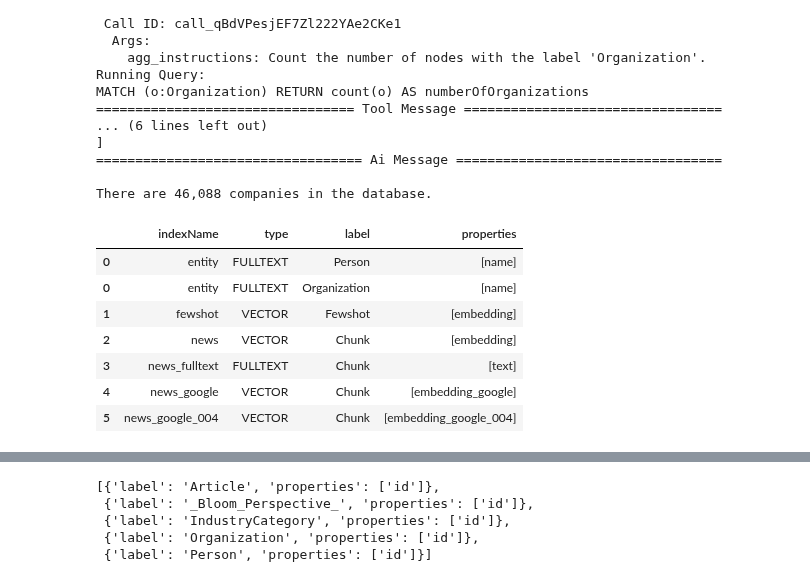
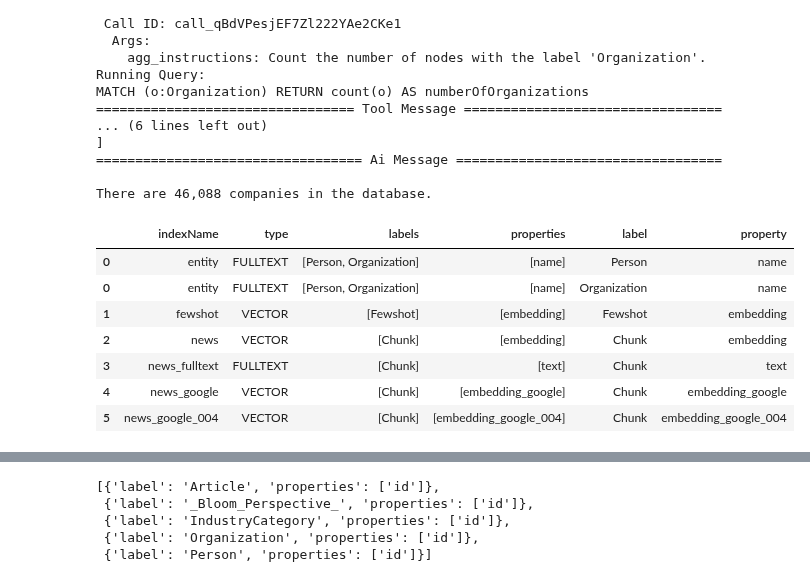
Before and after one commit to zach-blumenfeld/graph-nd, a Jupyter notebook: examples/companies/companies.ipynb, the cells around one changed output, grey strips where cells are left out. Cells and saved outputs as stored; diff of their text form; code cells hidden in the pictures.

Commit message:
WIP: Example Logic For Adding Vector and FullText indexes to graphSchema from existing DB

```diff
--- a/examples/companies/companies.ipynb
+++ b/examples/companies/companies.ipynb
@@ -77,20 +78,25 @@ There are 46,088 companies in the database.
 # %%
 graphrag.schema.from_existing_graph(text_embedding_fields=)
 # %%
-res = db_client.execute_query("""
+res_df = db_client.execute_query("""
 SHOW INDEXES YIELD name, entityType, type, labelsOrTypes, properties, options
 WHERE
   entityType="NODE"
   AND type IN ["FULLTEXT", "VECTOR"]
-RETURN name AS indexName, type, labelsOrTypes AS label, properties""",
-                              result_transformer_ = lambda r: r.to_df().explode('label'))
-res
+RETURN name AS indexName, type, labelsOrTypes AS labels, properties""",
+                              result_transformer_ = lambda r: r.to_df())
+res_df = (res_df
+ .join(res_df['labels'].explode().rename('label'))
+ .join(res_df['properties'].explode().rename('property')))
+#res_df['multiLabel'] = res_df['labels'].map(len) > 1
+#res_df['multiProperty'] = res_df['properties'].map(len) > 1
+res_df
 # %% [output]
-|  | indexName | type | label | properties |
-| 0 | entity | FULLTEXT | Person | [name] |
-| 0 | entity | FULLTEXT | Organization | [name] |
-| 1 | fewshot | VECTOR | Fewshot | [embedding] |
-| 2 | news | VECTOR | Chunk | [embedding] |
-| 3 | news_fulltext | FULLTEXT | Chunk | [text] |
-| 4 | news_google | VECTOR | Chunk | [embedding_google] |
-| 5 | news_google_004 | VECTOR | Chunk | [embedding_google_004] |
+|  | indexName | type | labels | properties | label | property |
+| 0 | entity | FULLTEXT | [Person, Organization] | [name] | Person | name |
+| 0 | entity | FULLTEXT | [Person, Organization] | [name] | Organization | name |
+| 1 | fewshot | VECTOR | [Fewshot] | [embedding] | Fewshot | embedding |
+| 2 | news | VECTOR | [Chunk] | [embedding] | Chunk | embedding |
+| 3 | news_fulltext | FULLTEXT | [Chunk] | [text] | Chunk | text |
+| 4 | news_google | VECTOR | [Chunk] | [embedding_google] | Chunk | embedding_google |
+| 5 | news_google_004 | VECTOR | [Chunk] | [embedding_google_004] | Chunk | embedding_google_004 |
```
Also changed, not shown: parts of 9 cells of this notebook.
